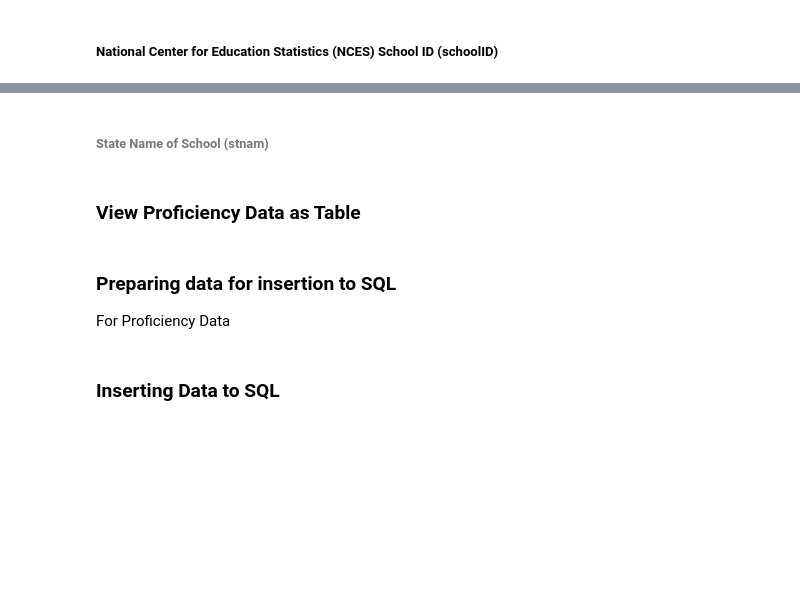
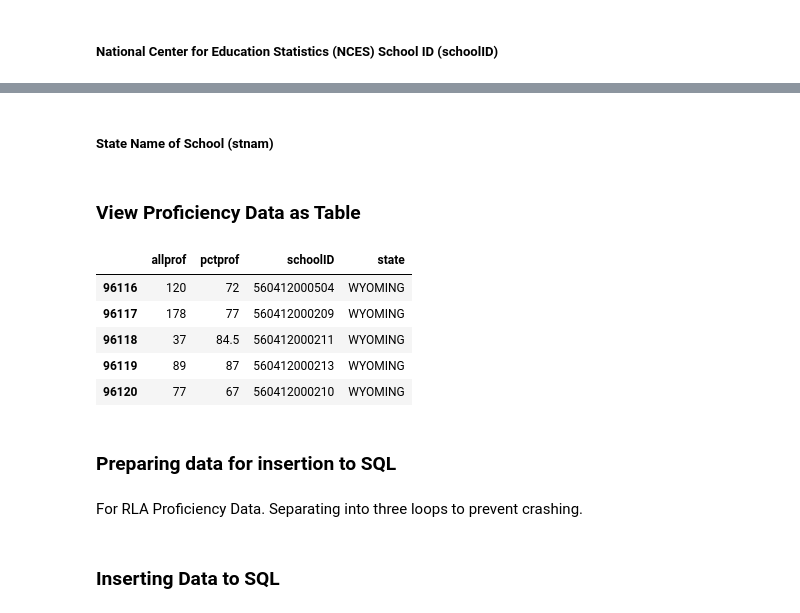
Before and after one commit to ameliachu/usElementaryRLAscores, a Jupyter notebook: Final_Project_Clean_1202.ipynb, the cells around one changed output, grey strips where cells are left out. Cells and saved outputs as stored; diff of their text form; code cells hidden in the pictures; blank space fills up the shorter version.

```diff
--- a/Final_Project_Clean_1202.ipynb
+++ b/Final_Project_Clean_1202.ipynb
@@ -236,4 +239,3 @@ df2.to_csv("rle_scores.csv", index=False, index_label=False)
 # %%
-df_aha = pd.read_csv("rle_scores.csv")
-df_aha
+df2 = pd.read_csv("rle_scores3.csv", low_memory=False)
 # %% [markdown]
@@ -282,4 +281,4 @@ newTest2 = newTest[1:] #getting rid of old column header
 # %% [markdown]
-###### State Name of School (stnam)
+##### State Name of School (stnam)
 # %%
 stnam = df2['stnam'][1:]
@@ -289,8 +286,18 @@ df4.sort("schoolID").tail()
 ### View Proficiency Data as Table
 # %%
 df4 = pd.DataFrame({'state': stnam,'pctprof': newTest2, 'allprof':allpctprof, 'schoolID':schoolID })
+# %%
+df4.tail()
+# %% [output]
+|  | allprof | pctprof | schoolID | state |
+| 96116 | 120 | 72 | 560412000504 | WYOMING |
+| 96117 | 178 | 77 | 560412000209 | WYOMING |
+| 96118 | 37 | 84.5 | 560412000211 | WYOMING |
+| 96119 | 89 | 87 | 560412000213 | WYOMING |
+| 96120 | 77 | 67 | 560412000210 | WYOMING |
 # %% [markdown]
 ### Preparing data for insertion to SQL
-For Proficiency Data
+# %% [markdown]
+For RLA Proficiency Data. Separating into three loops to prevent crashing.
 # %%
 prep=[]
```
Also changed, not shown: parts of 72 cells of this notebook.
